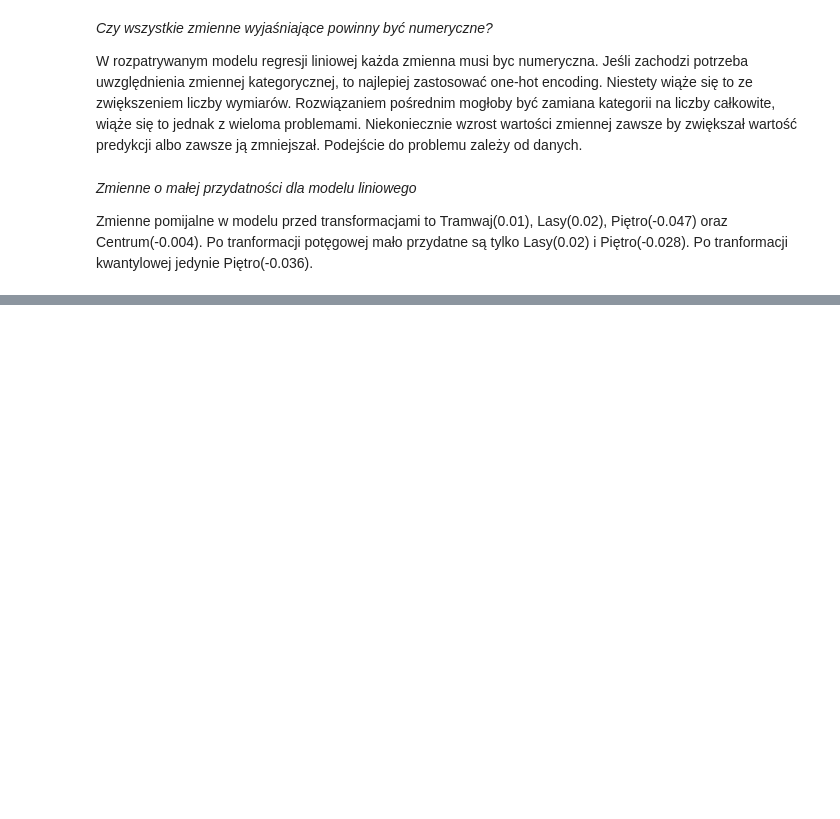
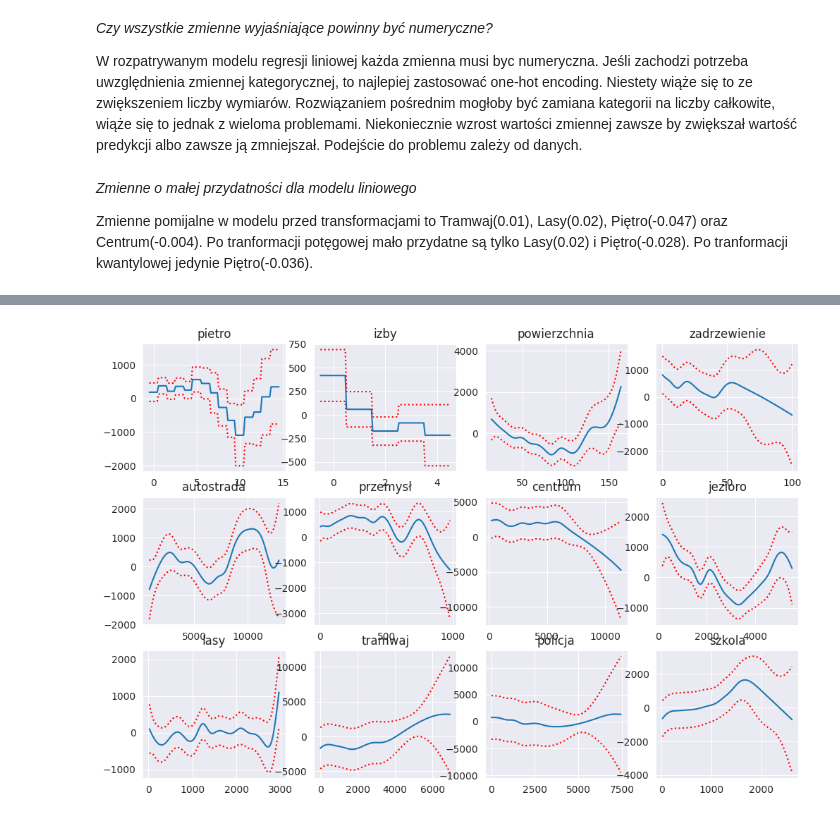
Before and after one commit to jeku001/Interpretacyjne-Uczenie-Maszynowe, a Jupyter notebook: main.ipynb, the cells around one changed output, grey strips where cells are left out. Cells and saved outputs as stored; diff of their text form; code cells hidden in the pictures; blank space fills up the shorter version.

```diff
--- a/main.ipynb
+++ b/main.ipynb
@@ -161,3 +153,15 @@ import pandas as pd
 import numpy as np
 from sklearn.multiclass import OneVsRestClassifier
 from sklearn.preprocessing import LabelEncoder
+# %%
+np.int = np.int_
+data = pd.read_csv('data/raw_data/zal_hausing.csv')
+data = data.drop(columns=['zainter'])
+data['izby'] = data['izby'] - 1
+X = data.iloc[:,:-1]
+y = data.iloc[:,-1]
+# %%
+gam = LinearGAM(f(0) + f(1) + s(2) + s(3) + s(4) + s(5) + s(6) + s(7) + s(8) + s(9) + s(10) + s(11), fit_intercept=True)
+
+gam.fit(X, y)
+gam.summary()
@@ -163,0 +192,10 @@ from sklearn.preprocessing import LabelEncoder
+# %%
+fig, axes = plt.subplots(3,4,figsize=(12,8))
+for t, ax in zip(range(12),axes.flatten()):
+    XX = gam.generate_X_grid(term=t)
+    pdp, confi = gam.partial_dependence(term=t, X=XX, width=0.95)
+    ax.plot(XX.T[t],pdp)
+    ax.plot(XX.T[t],confi,c="r",ls=":")
+    ax.set_title(X.columns[t])
+# %% [output]
+[figure, added]
```
Also changed, not shown: parts of 18 cells of this notebook, 1 other file.
